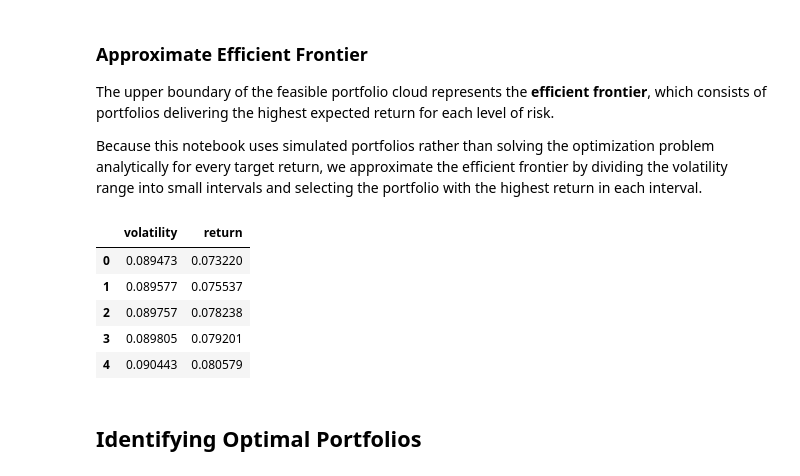
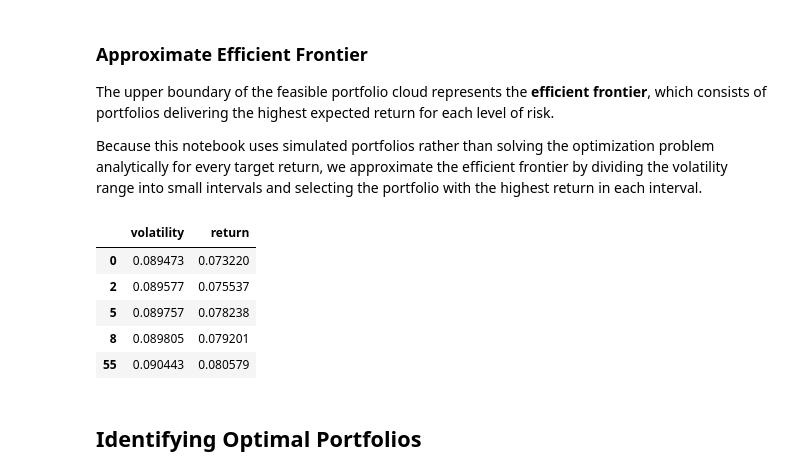
Before and after one commit to aidanpmitchell/stochastic-regime-portfolio-optimization, a Jupyter notebook: notebooks/03_portfolio_optimization.ipynb, the cells around one changed output. Drawn from its saved outputs; the diff is of its cells as text; code cells hidden in the pictures.

Commit message:
Finalize portfolio optimization notebook and improve results saving

```diff
--- a/notebooks/03_portfolio_optimization.ipynb
+++ b/notebooks/03_portfolio_optimization.ipynb
@@ -245,35 +250,31 @@ Because this notebook uses simulated portfolios rather than solving the optimiza
 # %%
 frontier_df = pd.DataFrame({
     "volatility": sim_volatility,
     "return": sim_returns
 })
 
-# Sort by volatility
+# Sort portfolios by volatility
 frontier_df = frontier_df.sort_values("volatility").reset_index(drop=True)
 
 # Keep only points on the upper envelope
-frontier_points = []
+frontier_points_full = []
 max_return_so_far = -np.inf
 
 for _, row in frontier_df.iterrows():
     if row["return"] > max_return_so_far:
-        frontier_points.append(row)
+        frontier_points_full.append(row)
         max_return_so_far = row["return"]
 
-frontier_points = pd.DataFrame(frontier_points)
+frontier_points_full = pd.DataFrame(frontier_points_full)
 
-# Keep only the efficient branch starting at the minimum variance portfolio
-frontier_points = frontier_points[frontier_points["volatility"] >= min_vol_vol]
-frontier_points = frontier_points.reset_index(drop=True)
-
-frontier_points.head()
+frontier_points_full.head()
 # %% [output]
 |  | volatility | return |
 | 0 | 0.089473 | 0.073220 |
-| 1 | 0.089577 | 0.075537 |
-| 2 | 0.089757 | 0.078238 |
-| 3 | 0.089805 | 0.079201 |
-| 4 | 0.090443 | 0.080579 |
+| 2 | 0.089577 | 0.075537 |
+| 5 | 0.089757 | 0.078238 |
+| 8 | 0.089805 | 0.079201 |
+| 55 | 0.090443 | 0.080579 |
 # %% [markdown]
 ## Identifying Optimal Portfolios
 # %% [markdown]
```
Also changed, not shown: parts of 6 cells of this notebook.
